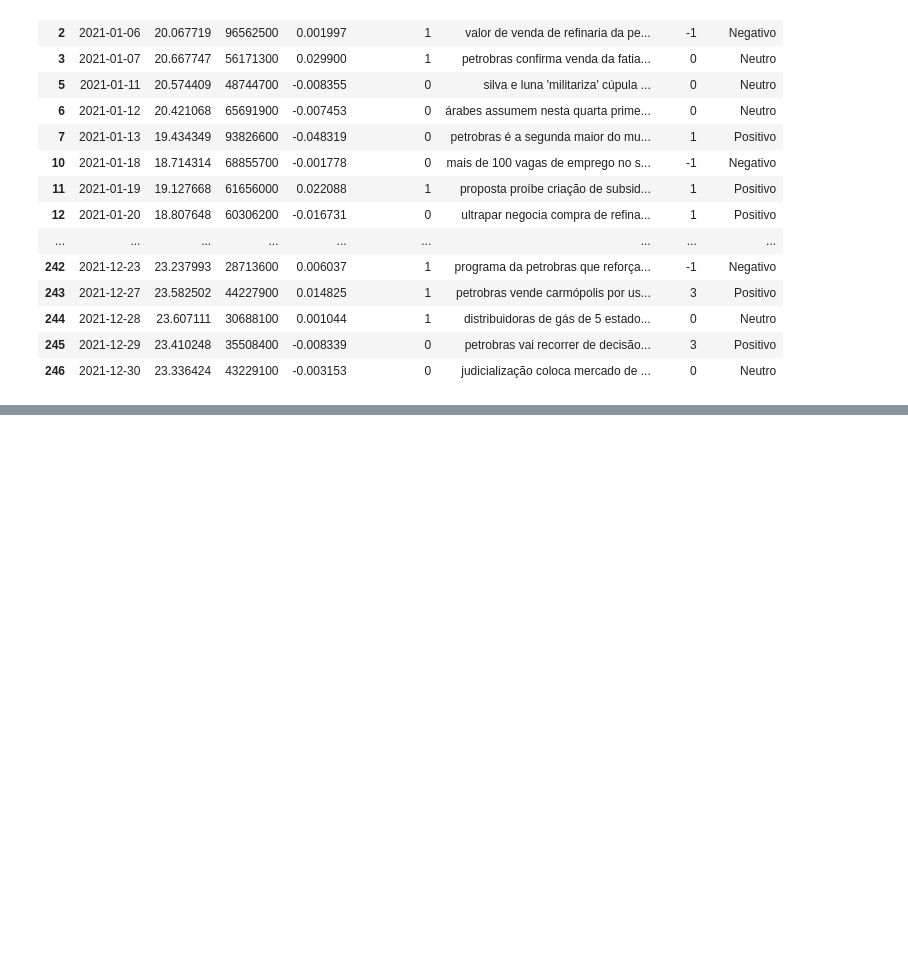
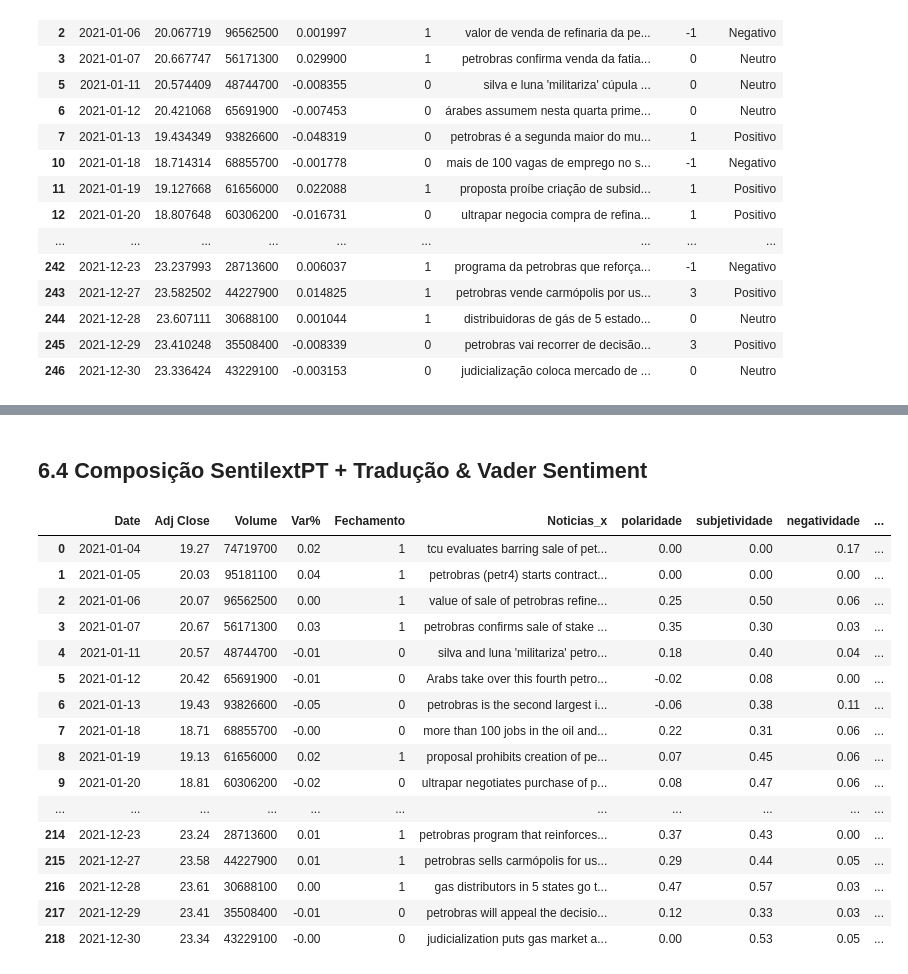
Before and after one commit to webercg/NLP---Daily-News-for-Stock-Market-Prediction, a Jupyter notebook: datasets/Experimentos + EDA.ipynb, the cells around one changed output, grey strips where cells are left out. Cells and saved outputs as stored; diff of their text form; code cells hidden in the pictures; blank space fills up the shorter version.

```diff
--- a/datasets/Experimentos + EDA.ipynb
+++ b/datasets/Experimentos + EDA.ipynb
@@ -826,0 +1161,23 @@ df_final2
+# %% [markdown]
+## 6.4 Composição SentilextPT + Tradução & Vader Sentiment
+# %%
+df_final5 = df_final3.merge(df_final2, how = 'left', on = ['Date', 'Adj Close', 'Volume', 'Var%', 'Fechamento'])
+df_final5
+# %% [output]
+|  | Date | Adj Close | Volume | Var% | Fechamento | Noticias_x | polaridade | subjetividade | negatividade | ... |
+| 0 | 2021-01-04 | 19.27 | 74719700 | 0.02 | 1 | tcu evaluates barring sale of pet... | 0.00 | 0.00 | 0.17 | ... |
+| 1 | 2021-01-05 | 20.03 | 95181100 | 0.04 | 1 | petrobras (petr4) starts contract... | 0.00 | 0.00 | 0.00 | ... |
+| 2 | 2021-01-06 | 20.07 | 96562500 | 0.00 | 1 | value of sale of petrobras refine... | 0.25 | 0.50 | 0.06 | ... |
+| 3 | 2021-01-07 | 20.67 | 56171300 | 0.03 | 1 | petrobras confirms sale of stake ... | 0.35 | 0.30 | 0.03 | ... |
+| 4 | 2021-01-11 | 20.57 | 48744700 | -0.01 | 0 | silva and luna 'militariza' petro... | 0.18 | 0.40 | 0.04 | ... |
+| 5 | 2021-01-12 | 20.42 | 65691900 | -0.01 | 0 | Arabs take over this fourth petro... | -0.02 | 0.08 | 0.00 | ... |
+| 6 | 2021-01-13 | 19.43 | 93826600 | -0.05 | 0 | petrobras is the second largest i... | -0.06 | 0.38 | 0.11 | ... |
+| 7 | 2021-01-18 | 18.71 | 68855700 | -0.00 | 0 | more than 100 jobs in the oil and... | 0.22 | 0.31 | 0.06 | ... |
+| 8 | 2021-01-19 | 19.13 | 61656000 | 0.02 | 1 | proposal prohibits creation of pe... | 0.07 | 0.45 | 0.06 | ... |
+| 9 | 2021-01-20 | 18.81 | 60306200 | -0.02 | 0 | ultrapar negotiates purchase of p... | 0.08 | 0.47 | 0.06 | ... |
+| ... | ... | ... | ... | ... | ... | ... | ... | ... | ... | ... |
+| 214 | 2021-12-23 | 23.24 | 28713600 | 0.01 | 1 | petrobras program that reinforces... | 0.37 | 0.43 | 0.00 | ... |
+| 215 | 2021-12-27 | 23.58 | 44227900 | 0.01 | 1 | petrobras sells carmópolis for us... | 0.29 | 0.44 | 0.05 | ... |
+| 216 | 2021-12-28 | 23.61 | 30688100 | 0.00 | 1 | gas distributors in 5 states go t... | 0.47 | 0.57 | 0.03 | ... |
+| 217 | 2021-12-29 | 23.41 | 35508400 | -0.01 | 0 | petrobras will appeal the decisio... | 0.12 | 0.33 | 0.03 | ... |
+| 218 | 2021-12-30 | 23.34 | 43229100 | -0.00 | 0 | judicialization puts gas market a... | 0.00 | 0.53 | 0.05 | ... |
```
Also changed, not shown: parts of 94 cells of this notebook.
